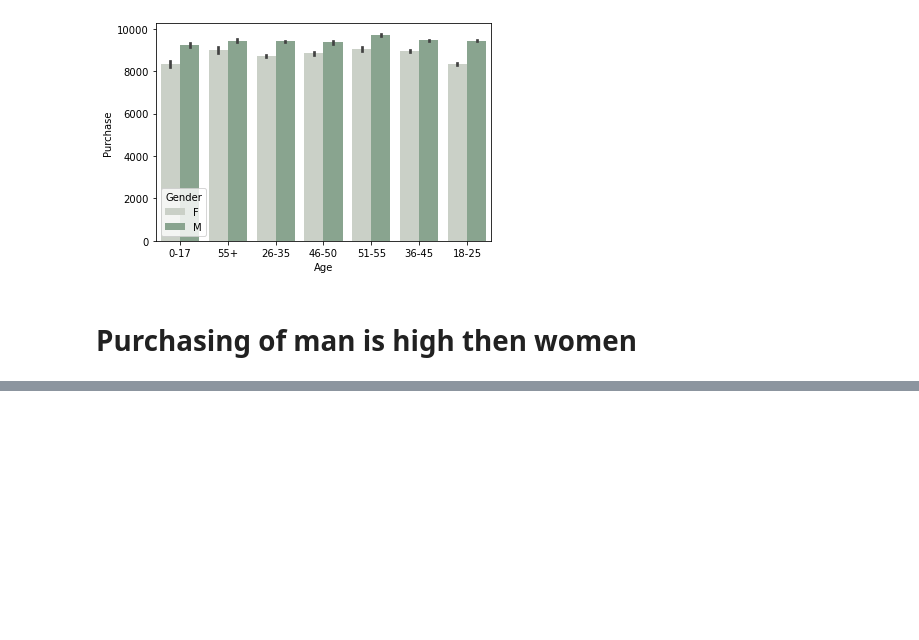
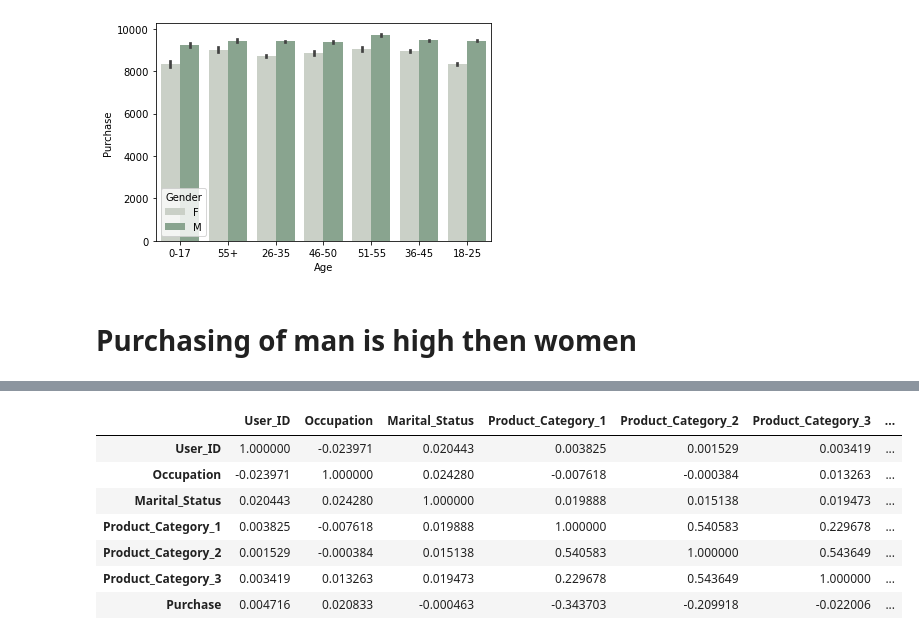
Before and after one commit to YashAnkleshwariya/Machine_Leaning_Projects, a Jupyter notebook: Black Friday Sales Pridiction/EDA & Solution with Feature Engineering.ipynb, the cells around one changed output, grey strips where cells are left out. Cells and saved outputs as stored; diff of their text form; code cells hidden in the pictures; blank space fills up the shorter version.

```diff
--- a/Black Friday Sales Pridiction/EDA & Solution with Feature Engineering.ipynb
+++ b/Black Friday Sales Pridiction/EDA & Solution with Feature Engineering.ipynb
@@ -173,0 +189,11 @@ sns.barplot('Product_Category_3','Purchase',hue='Gender',data=train)
+# %%
+train.corr()
+# %% [output]
+|  | User_ID | Occupation | Marital_Status | Product_Category_1 | Product_Category_2 | Product_Category_3 | ... |
+| User_ID | 1.000000 | -0.023971 | 0.020443 | 0.003825 | 0.001529 | 0.003419 | ... |
+| Occupation | -0.023971 | 1.000000 | 0.024280 | -0.007618 | -0.000384 | 0.013263 | ... |
+| Marital_Status | 0.020443 | 0.024280 | 1.000000 | 0.019888 | 0.015138 | 0.019473 | ... |
+| Product_Category_1 | 0.003825 | -0.007618 | 0.019888 | 1.000000 | 0.540583 | 0.229678 | ... |
+| Product_Category_2 | 0.001529 | -0.000384 | 0.015138 | 0.540583 | 1.000000 | 0.543649 | ... |
+| Product_Category_3 | 0.003419 | 0.013263 | 0.019473 | 0.229678 | 0.543649 | 1.000000 | ... |
+| Purchase | 0.004716 | 0.020833 | -0.000463 | -0.343703 | -0.209918 | -0.022006 | ... |
```
Also changed, not shown: parts of 52 cells of this notebook.
